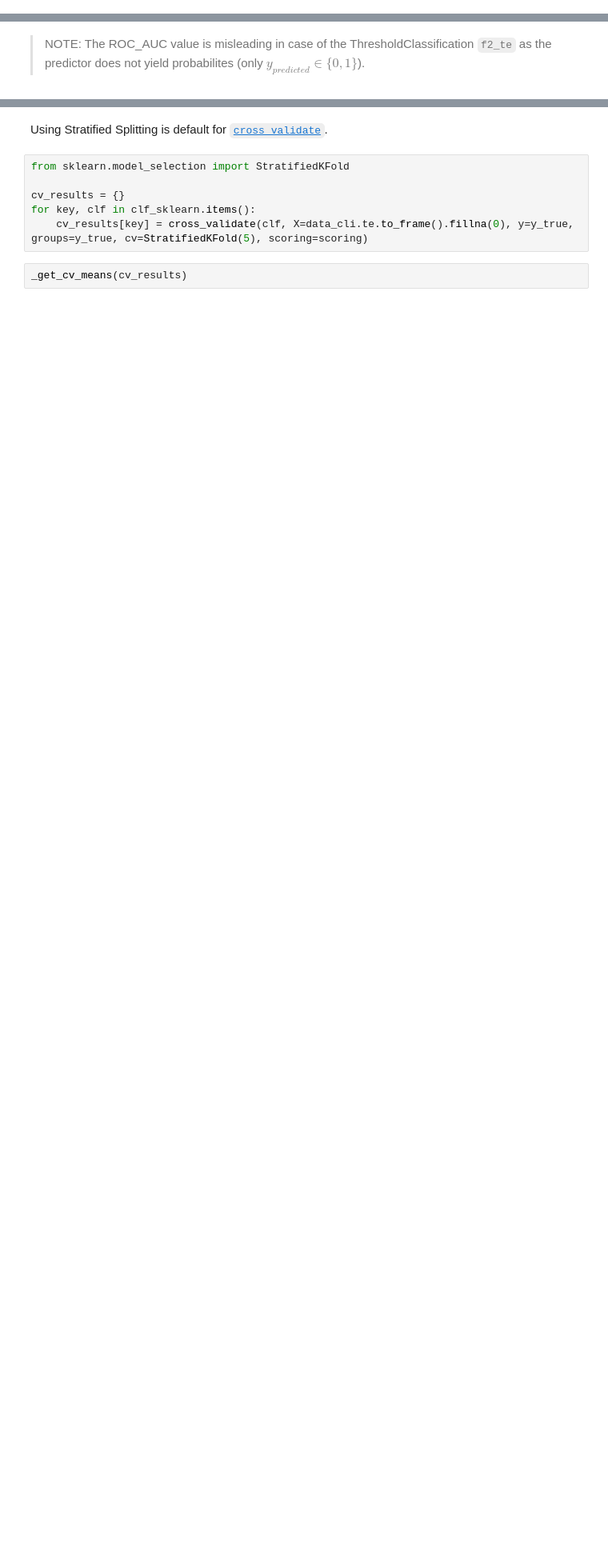
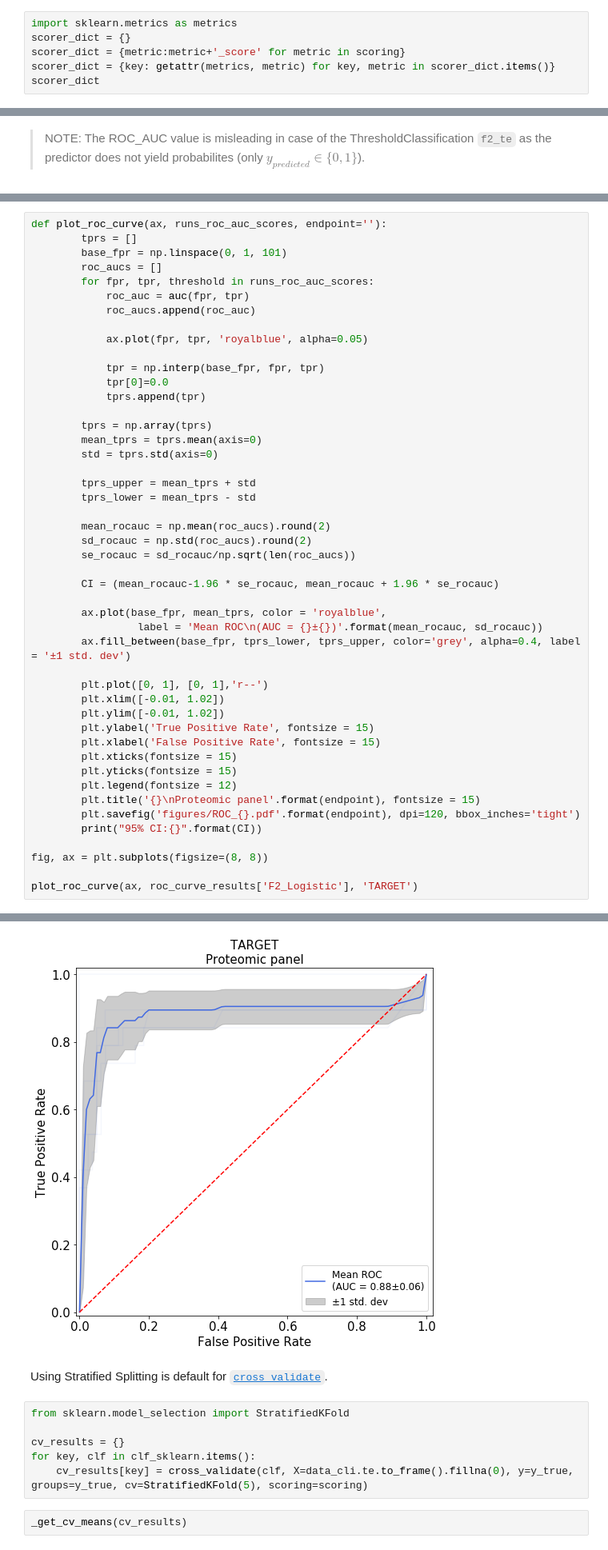
Before and after one commit to llniu/ALD-study, a Jupyter notebook: ald_analysis_hw.ipynb, the cells around one changed output, grey strips where cells are left out. Shown at 80% size. Saved outputs shown, nothing was run; the diff lists cells and outputs as text; blank space fills up the shorter version.

```diff
--- a/ald_analysis_hw.ipynb
+++ b/ald_analysis_hw.ipynb
@@ -845,0 +932,6 @@ Plain:
+# %%
+import sklearn.metrics as metrics
+scorer_dict = {}
+scorer_dict = {metric:metric+'_score' for metric in scoring}
+scorer_dict = {key: getattr(metrics, metric) for key, metric in scorer_dict.items()}
+scorer_dict
@@ -928,0 +1124,48 @@ _get_cv_means(result_dict)
+# %%
+def plot_roc_curve(ax, runs_roc_auc_scores, endpoint=''):
+        tprs = []
+        base_fpr = np.linspace(0, 1, 101)
+        roc_aucs = []
+        for fpr, tpr, threshold in runs_roc_auc_scores:
+            roc_auc = auc(fpr, tpr)
+            roc_aucs.append(roc_auc)
+
+            ax.plot(fpr, tpr, 'royalblue', alpha=0.05)
+
+            tpr = np.interp(base_fpr, fpr, tpr)
+            tpr[0]=0.0
+            tprs.append(tpr)
+
+        tprs = np.array(tprs)
+        mean_tprs = tprs.mean(axis=0)
+        std = tprs.std(axis=0)
+
+        tprs_upper = mean_tprs + std
+        tprs_lower = mean_tprs - std
+
+        mean_rocauc = np.mean(roc_aucs).round(2)
+        sd_rocauc = np.std(roc_aucs).round(2)
+        se_rocauc = sd_rocauc/np.sqrt(len(roc_aucs))
+
+        CI = (mean_rocauc-1.96 * se_rocauc, mean_rocauc + 1.96 * se_rocauc)
+
+        ax.plot(base_fpr, mean_tprs, color = 'royalblue',
+                 label = 'Mean ROC\n(AUC = {}±{})'.format(mean_rocauc, sd_rocauc))
+        ax.fill_between(base_fpr, tprs_lower, tprs_upper, color='grey', alpha=0.4, label = '±1 std. dev')
+
+        plt.plot([0, 1], [0, 1],'r--')
+        plt.xlim([-0.01, 1.02])
+        plt.ylim([-0.01, 1.02])
+        plt.ylabel('True Positive Rate', fontsize = 15)
+        plt.xlabel('False Positive Rate', fontsize = 15)
+        plt.xticks(fontsize = 15)
+        plt.yticks(fontsize = 15)
+        plt.legend(fontsize = 12)
+        plt.title('{}\nProteomic panel'.format(endpoint), fontsize = 15)
+        plt.savefig('figures/ROC_{}.pdf'.format(endpoint), dpi=120, bbox_inches='tight')
+        print("95% CI:{}".format(CI))
+
+fig, ax = plt.subplots(figsize=(8, 8))
+
+plot_roc_curve(ax, roc_curve_results['F2_Logistic'], 'TARGET')
+# %% [output]
@@ -929,3 +1173,4 @@ _get_cv_means(result_dict)
+[figure, added]
 # %% [markdown]
 Using Stratified Splitting is default for [`cross_validate`](https://scikit-learn.org/stable/modules/generated/sklearn.model_selection.cross_validate.html#sklearn.model_selection.cross_validate).
 # %%
```
Also changed, not shown: parts of 99 cells of this notebook.
